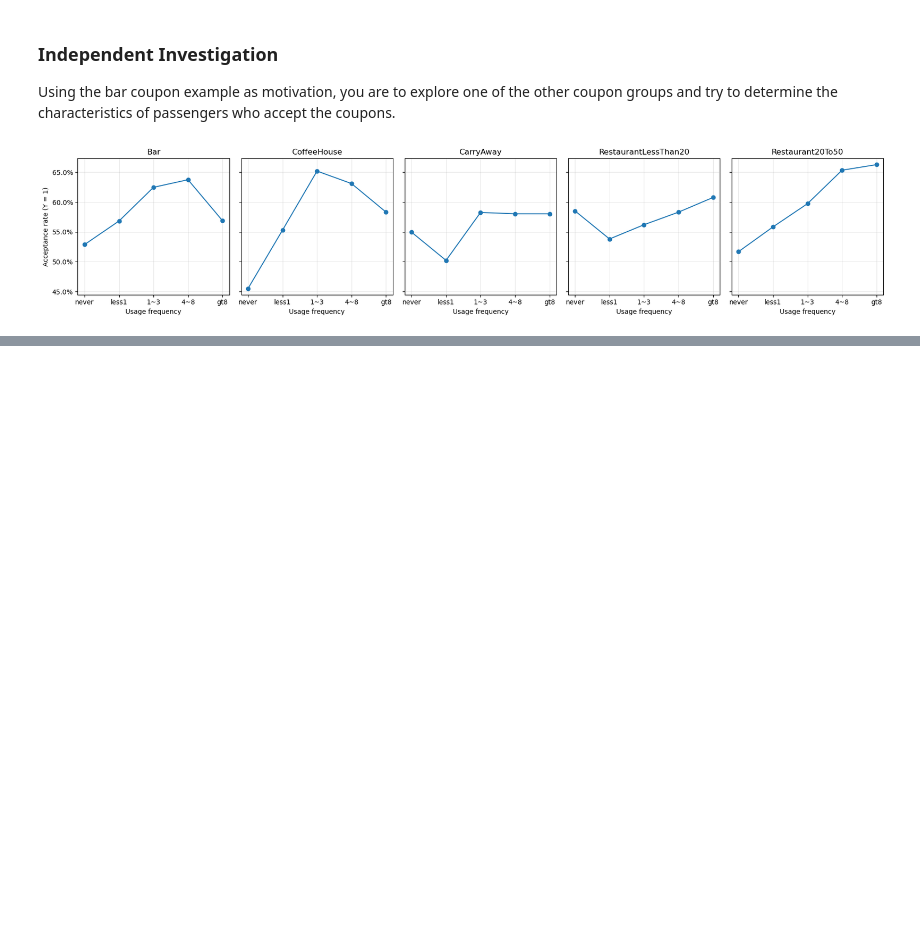
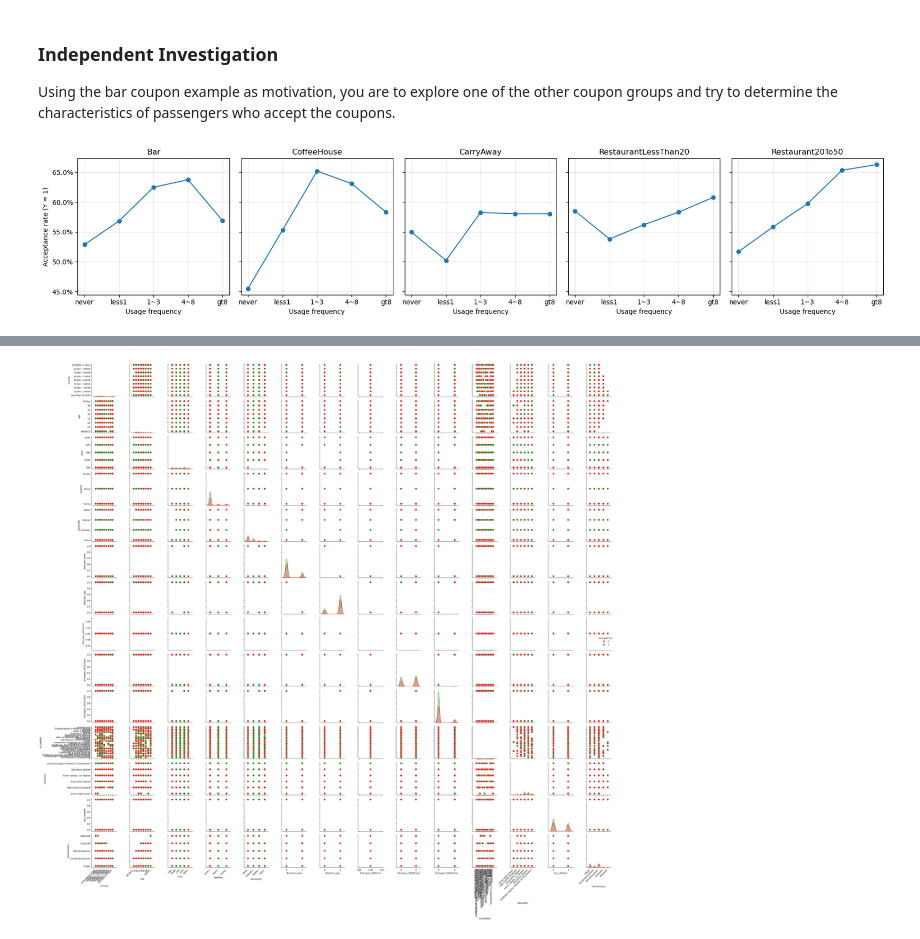
Before and after one commit to bert-pe/Coupon_Acceptance_Analysis, a Jupyter notebook: 5.1_Coupon_Analysis.ipynb, the cells around one changed output, grey strips where cells are left out. Saved outputs shown, nothing was run; the diff lists cells and outputs as text; code cells hidden in the pictures; blank space fills up the shorter version.

```diff
--- a/5.1_Coupon_Analysis.ipynb
+++ b/5.1_Coupon_Analysis.ipynb
@@ -668,0 +777,94 @@ plt.show()
+# %%
+import numpy as np
+import pandas as pd
+import seaborn as sns
+import matplotlib.pyplot as plt
+import matplotlib.ticker as mtick
+from pandas.api.types import CategoricalDtype
+
+import warnings
+warnings.filterwarnings("ignore", message="Dataset has 0 variance", category=UserWarning)
+
+# ---- requested variables ----
+vars_grid = [
+    'income','age','time','weather','passanger',
+    'direction_same','direction_opp',
+    'toCoupon_GEQ5min','toCoupon_GEQ15min','toCoupon_GEQ25min',
+    'occupation','education','has_children','maritalStatus'
+]
+
+# 0) QUICK SANITY CHECK (prints any missing/misspelled columns)
+missing = [c for c in vars_grid + ['Y'] if c not in data.columns]
+print("Missing columns:", missing)  # should print [] before plotting
+
+# ---- orders for categoricals ----
+income_order = [
+    'Less than $12500', '$12500 - $24999', '$25000 - $37499', '$37500 - $49999',
+    '$50000 - $62499', '$62500 - $74999', '$75000 - $87499', '$87500 - $99999',
+    '$100000 or More'
+]
+age_order     = ['below21','21','26','31','36','41','46','50plus']
+time_order    = ['7AM','10AM','2PM','6PM','10PM']
+weather_order = ['Sunny','Rainy','Snowy']
+pass_order    = ['Alone','Friend(s)','Partner','Kid(s)']
+edu_order     = ['Some High School','High School Graduate','Associates degree',
+                 'Some college - no degree','Bachelors degree',
+                 'Graduate degree (Masters or Doctorate)']
+marital_order = ['Single','Unmarried partner','Married partner','Divorced','Widowed']
+occ_order     = sorted(data['occupation'].dropna().unique())
+
+orders = {
+    'income': income_order,
+    'age': age_order,
+    'time': time_order,
+    'weather': weather_order,
+    'passanger': pass_order,          # dataset uses 'passanger'
+    'education': edu_order,
+    'maritalStatus': marital_order,
+    'occupation': occ_order
+}
+
+# 1) cast ordered categoricals
+for col, order in orders.items():
+    if col in data.columns:
+        data[col] = data[col].astype(CategoricalDtype(order, ordered=True))
+
+# 2) numeric copy for plotting (categoricals -> integer codes)
+num = data[['Y'] + vars_grid].copy()
+for col in vars_grid:
+    if col in orders:   # categorical -> codes
+        num[col] = data[col].cat.codes   # 0..k-1 (respects order)
+
+# 3) build the grid
+palette = {1: 'green', 0: 'red'}
+g = sns.PairGrid(num, vars=vars_grid, hue='Y', palette=palette, height=2.6)
+
+g.map_offdiag(sns.scatterplot, s=80, alpha=0.7)
+g.map_diag(sns.kdeplot, fill=True, alpha=0.25)  # simple diagonal; can change to hist if you prefer
+g.add_legend(title='Accepted (Y)')
+
+# 4) relabel ticks from codes back to category names (+ rotations)
+def set_ticks(ax, var, axis='x'):
+    if var in orders:
+        labels = orders[var]
+        ticks = np.arange(len(labels))
+        if axis == 'x':
+            ax.set_xticks(ticks)
+            rot = 90 if var == 'occupation' else 45
+            ax.set_xticklabels(labels, rotation=rot, ha='right')
+        else:
+            ax.set_yticks(ticks)
+            ax.set_yticklabels(labels)
+
+for i, row in enumerate(g.axes):
+    for j, ax in enumerate(row):
+        if ax is None:
+            continue
+        xvar = g.x_vars[j]
+        yvar = g.y_vars[i]
+        set_ticks(ax, xvar, 'x')
+        set_ticks(ax, yvar, 'y')
+
+plt.tight_layout()
+plt.show()
+# %% [output]
@@ -668,0 +872 @@ plt.show()
+[figure, added]
```
Also changed, not shown: parts of 8 cells of this notebook.
